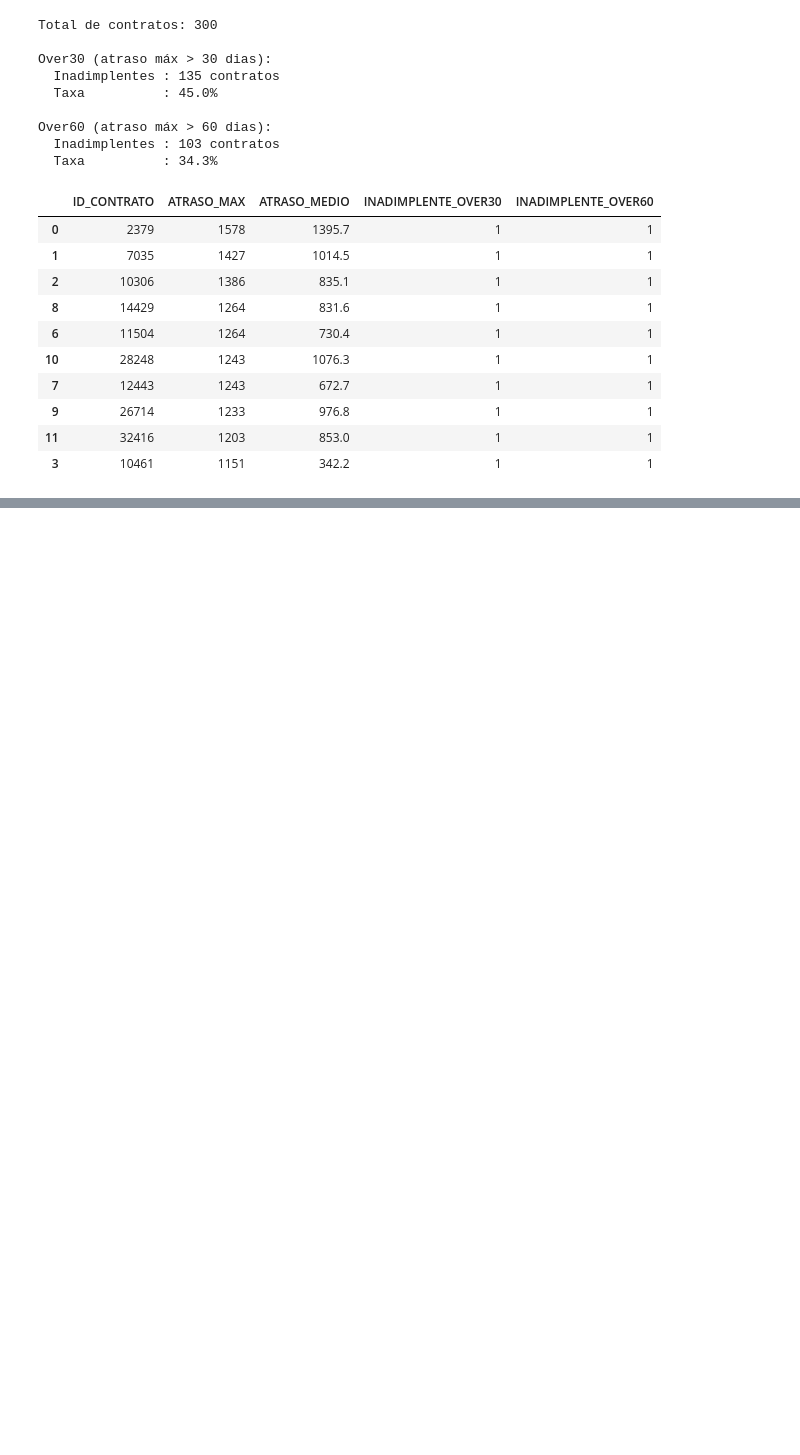
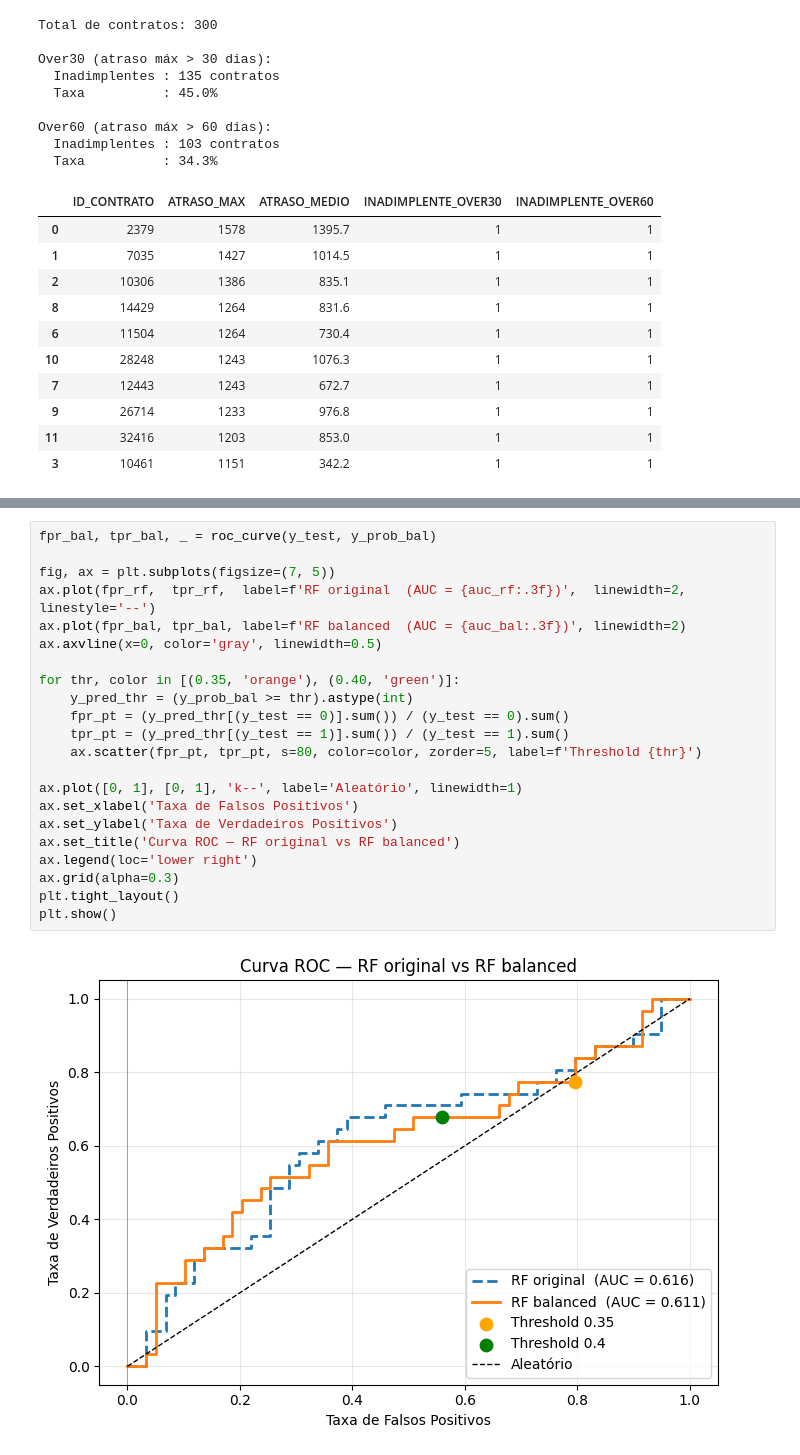
Before and after one commit to Rubiozito/caseCapim, a Jupyter notebook: case_capim.ipynb, the cells around one changed output, grey strips where cells are left out. Cells and saved outputs as stored; diff of their text form; blank space fills up the shorter version.

```diff
--- a/case_capim.ipynb
+++ b/case_capim.ipynb
@@ -186,0 +504,24 @@ Over60 (atraso máx > 60 dias):
+# %%
+fpr_bal, tpr_bal, _ = roc_curve(y_test, y_prob_bal)
+
+fig, ax = plt.subplots(figsize=(7, 5))
+ax.plot(fpr_rf,  tpr_rf,  label=f'RF original  (AUC = {auc_rf:.3f})',  linewidth=2, linestyle='--')
+ax.plot(fpr_bal, tpr_bal, label=f'RF balanced  (AUC = {auc_bal:.3f})', linewidth=2)
+ax.axvline(x=0, color='gray', linewidth=0.5)
+
+for thr, color in [(0.35, 'orange'), (0.40, 'green')]:
+    y_pred_thr = (y_prob_bal >= thr).astype(int)
+    fpr_pt = (y_pred_thr[(y_test == 0)].sum()) / (y_test == 0).sum()
+    tpr_pt = (y_pred_thr[(y_test == 1)].sum()) / (y_test == 1).sum()
+    ax.scatter(fpr_pt, tpr_pt, s=80, color=color, zorder=5, label=f'Threshold {thr}')
+
+ax.plot([0, 1], [0, 1], 'k--', label='Aleatório', linewidth=1)
+ax.set_xlabel('Taxa de Falsos Positivos')
+ax.set_ylabel('Taxa de Verdadeiros Positivos')
+ax.set_title('Curva ROC — RF original vs RF balanced')
+ax.legend(loc='lower right')
+ax.grid(alpha=0.3)
+plt.tight_layout()
+plt.show()
+# %% [output]
+[figure, added]
```
Also changed, not shown: parts of 18 cells of this notebook.
